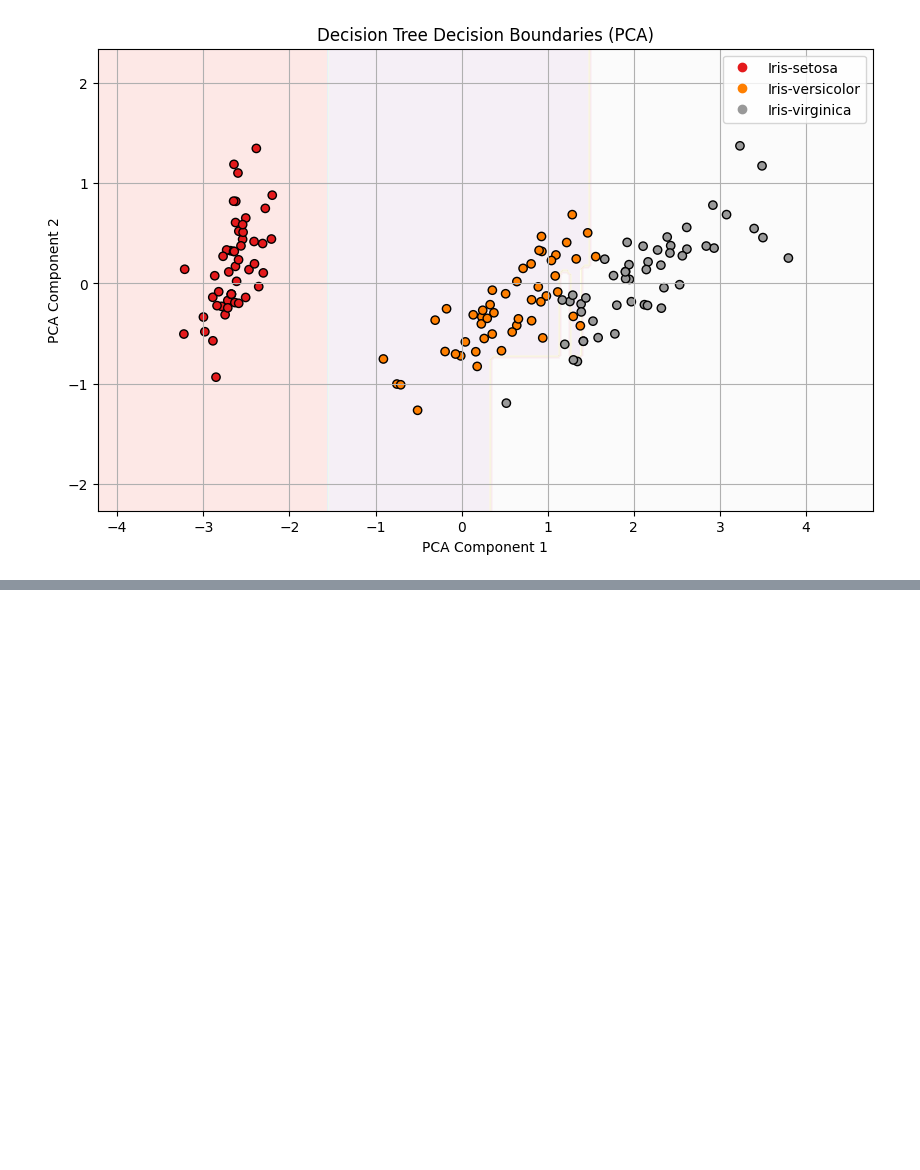
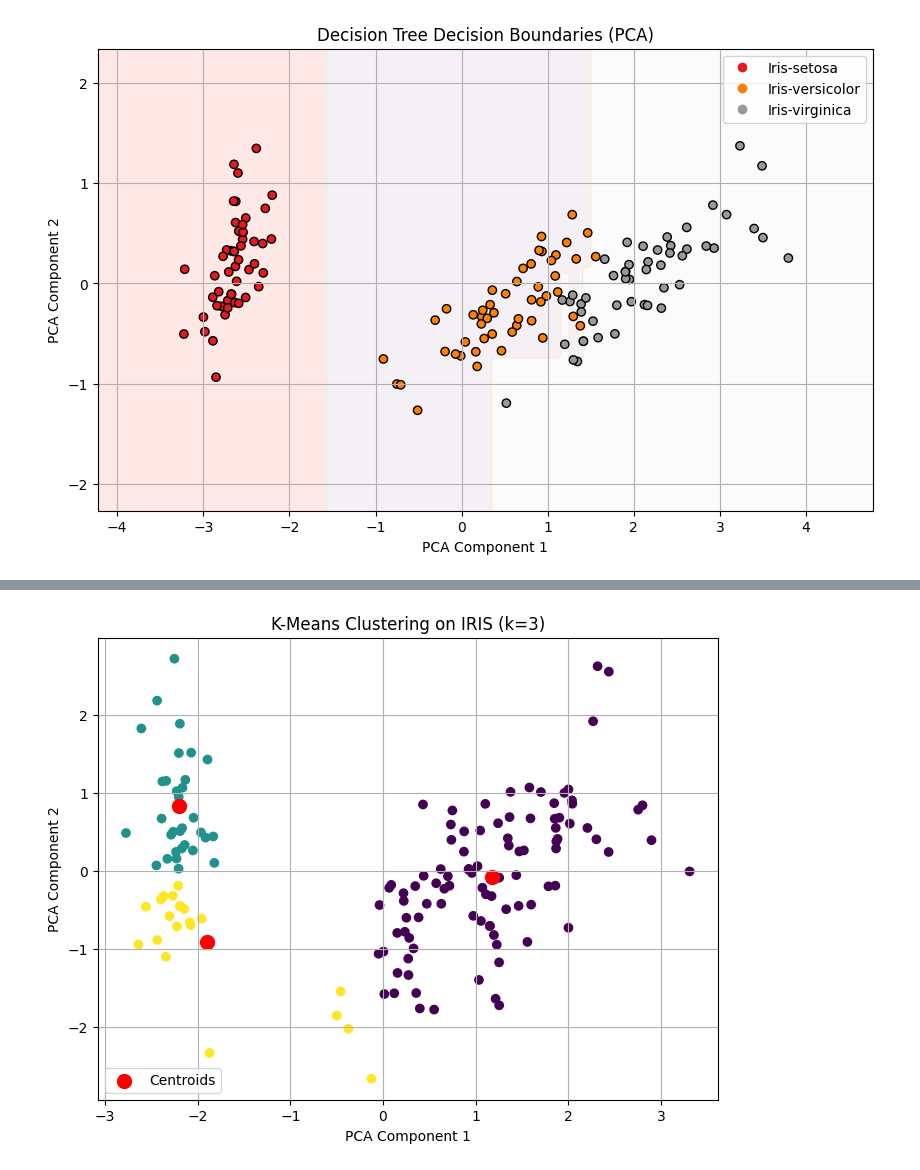
Before and after one commit to RinorRexhaj/MLM, a Jupyter notebook: Project.ipynb, the cells around one changed output, grey strips where cells are left out. Cells and saved outputs as stored; diff of their text form; code cells hidden in the pictures; blank space fills up the shorter version.

```diff
--- a/Project.ipynb
+++ b/Project.ipynb
@@ -518,0 +570,20 @@ weighted avg       1.00      1.00      1.00        30
+# %%
+# Clustering - Final Experiment
+kmeans_final = KMeans(n_clusters=3, random_state=42)
+clusters = kmeans_final.fit_predict(X_scaled)
+
+pca = PCA(n_components=2)
+X_pca = pca.fit_transform(X_scaled)
+
+plt.figure(figsize=(8, 6))
+scatter = plt.scatter(X_pca[:, 0], X_pca[:, 1], c=clusters, cmap='viridis')
+centers = pca.transform(kmeans_final.cluster_centers_)
+plt.scatter(centers[:, 0], centers[:, 1], c='red', s=100, marker='o', label='Centroids')
+plt.title('K-Means Clustering on IRIS (k=3)')
+plt.xlabel('PCA Component 1')
+plt.ylabel('PCA Component 2')
+plt.legend()
+plt.grid(True)
+plt.show()
+# %% [output]
+[figure, added]
```
Also changed, not shown: parts of 13 cells of this notebook, 1 other file.
